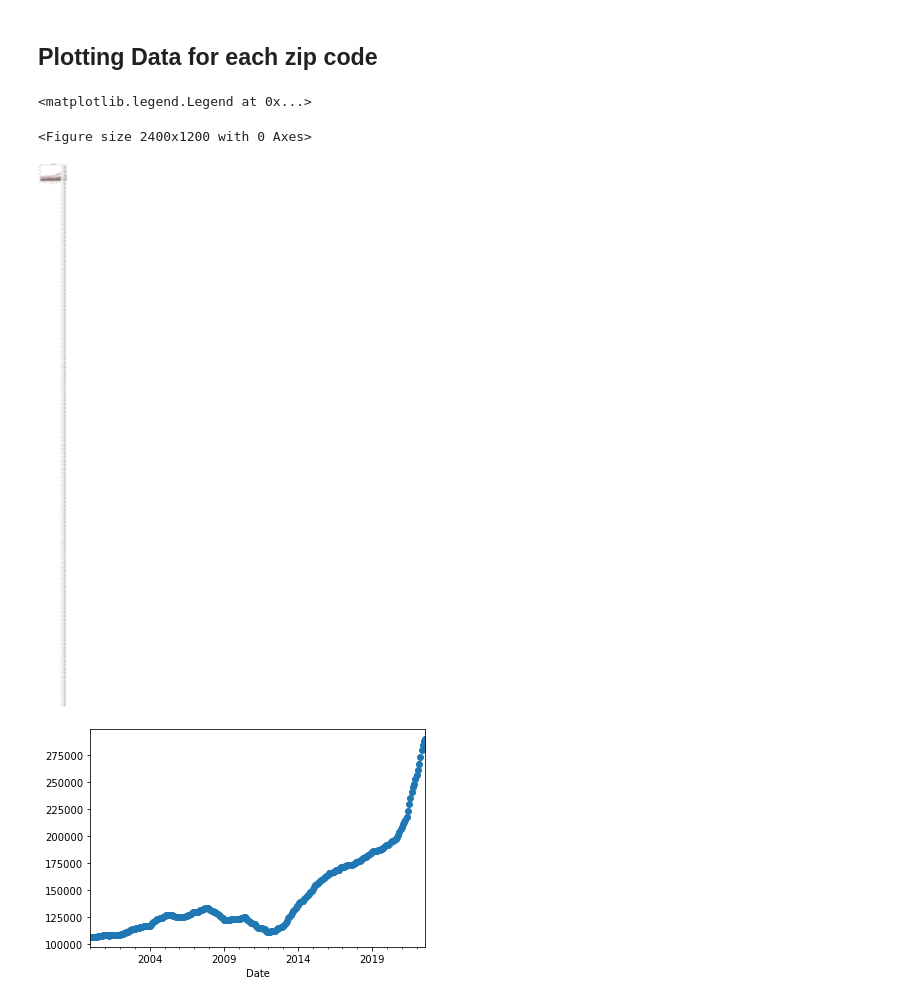
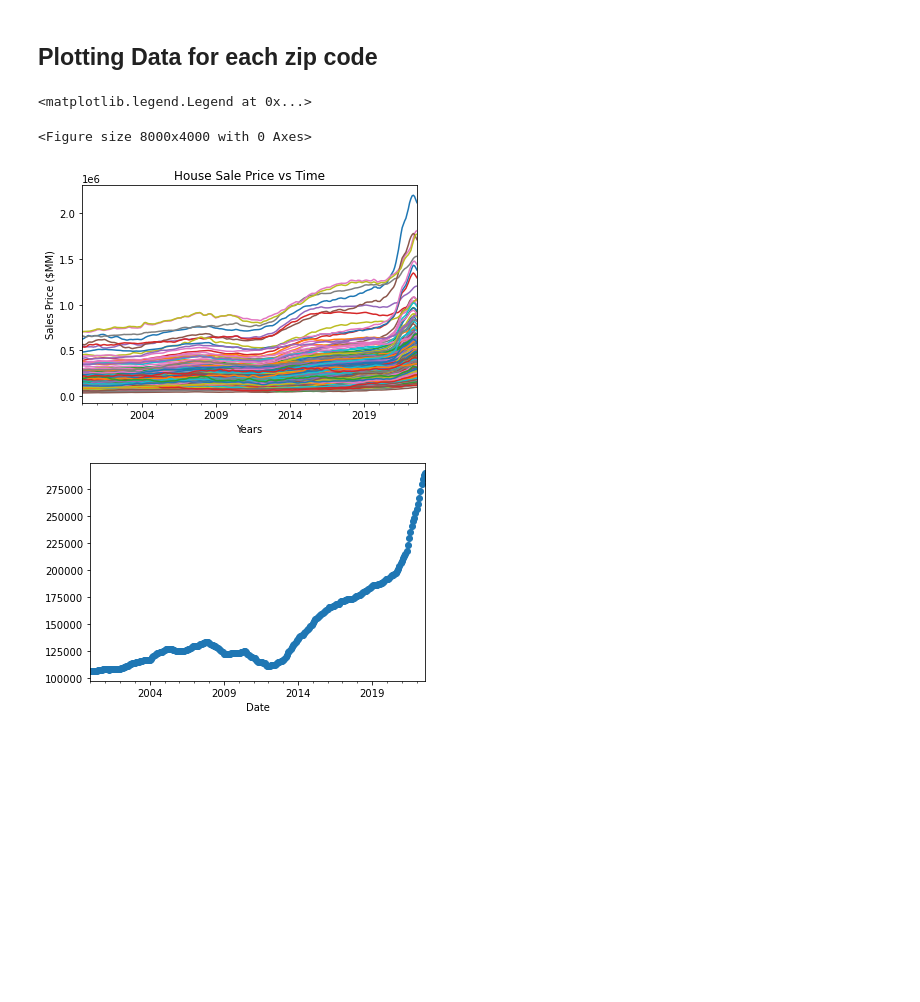
Before and after one commit to mhenson1989/group_one_project, a Jupyter notebook: TX_House_Sale_Price_Forecast_LinearRegression_FirstPass-With_Clean_Data_Final.ipynb, the cells around one changed output. Drawn from its saved outputs; the diff is of its cells as text; code cells hidden in the pictures; blank space fills up the shorter version.

```diff
--- a/TX_House_Sale_Price_Forecast_LinearRegression_FirstPass-With_Clean_Data_Final.ipynb
+++ b/TX_House_Sale_Price_Forecast_LinearRegression_FirstPass-With_Clean_Data_Final.ipynb
@@ -185,23 +185,26 @@ clean_data
 # %%
 # Visualizing The House Sales Price by zip code
 # Set the plot size
-plt.figure(figsize=(16, 8), dpi=150)
+plt.figure(figsize=(16, 8), dpi=500)
 
 # using .plot method to plot House Sales Price.
 clean_data.plot(label='clean_data')
 
 # adding title
-plt.title('Sales Price')
+plt.title('House Sale Price vs Time')
 
 # adding label to x-axis
 plt.xlabel('Years')
 
+# adding label to y-axis
+plt.ylabel('Sales Price ($MM)')
+
 # adding legend.
-plt.legend()
+plt.legend('', frameon=False)
 # %% [output]
 <matplotlib.legend.Legend at 0x...>
-<Figure size 2400x1200 with 0 Axes>
+<Figure size 8000x4000 with 0 Axes>
-[figure, old version]
+[figure, new version]
 # %%
 # Visualizing The House Sales Price for only 77449 Zip Code
 
```
Also changed, not shown: parts of 3 cells of this notebook.
